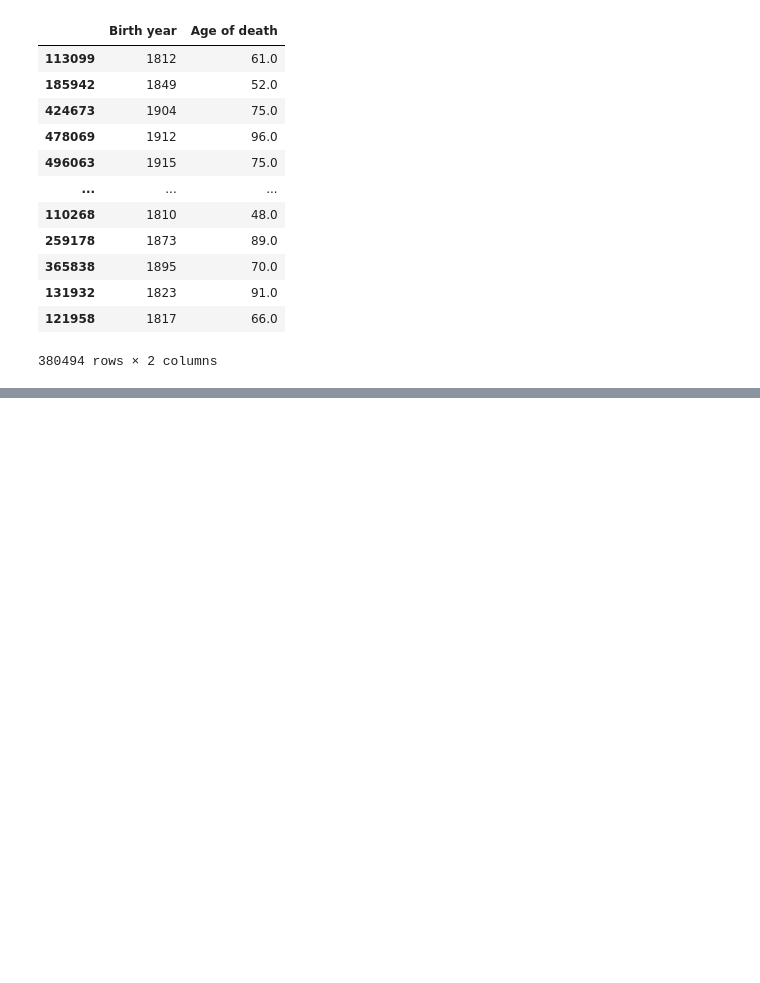
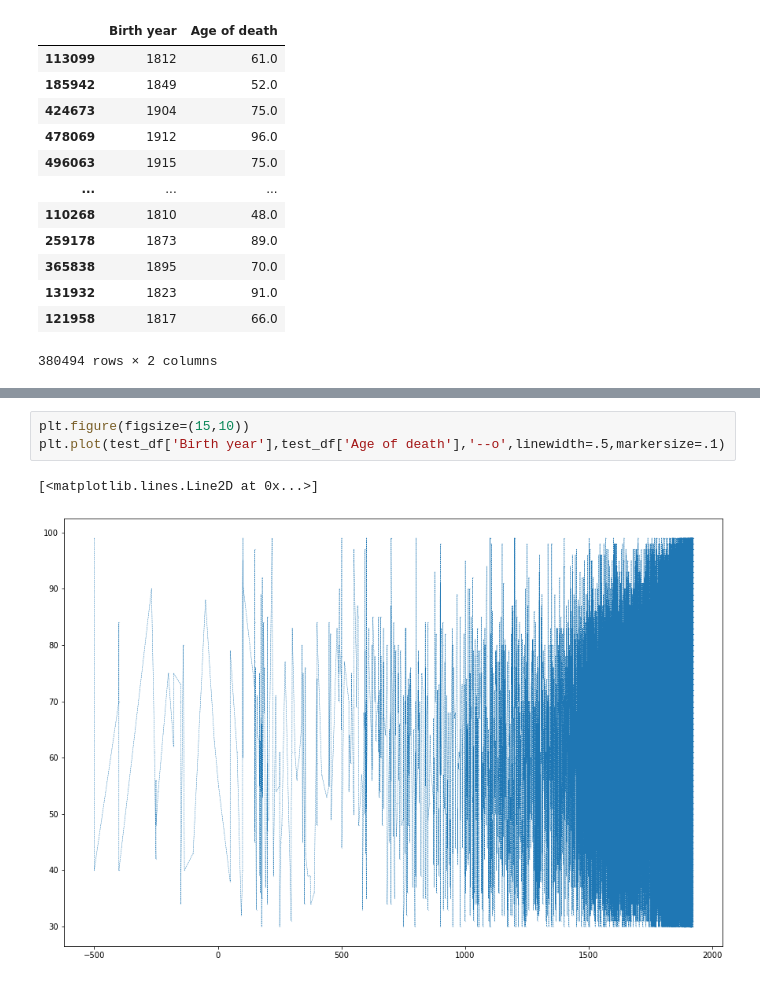
Before and after one commit to MarcoPedrazzi/UFS-04_Finardi_Pogetto_Esame, a Jupyter notebook: notebooks/pulizia_e_grafici.ipynb, the cells around one changed output, grey strips where cells are left out. Drawn from its saved outputs; the diff is of its cells as text; blank space fills up the shorter version.

```diff
--- a/notebooks/pulizia_e_grafici.ipynb
+++ b/notebooks/pulizia_e_grafici.ipynb
@@ -528,0 +603,6 @@ KeyError: 'Prediction'
+# %%
+plt.figure(figsize=(15,10))
+plt.plot(test_df['Birth year'],test_df['Age of death'],'--o',linewidth=.5,markersize=.1)
+# %% [output]
+[<matplotlib.lines.Line2D at 0x...>]
+[figure, added]
```
Also changed, not shown: parts of 7 cells of this notebook.
